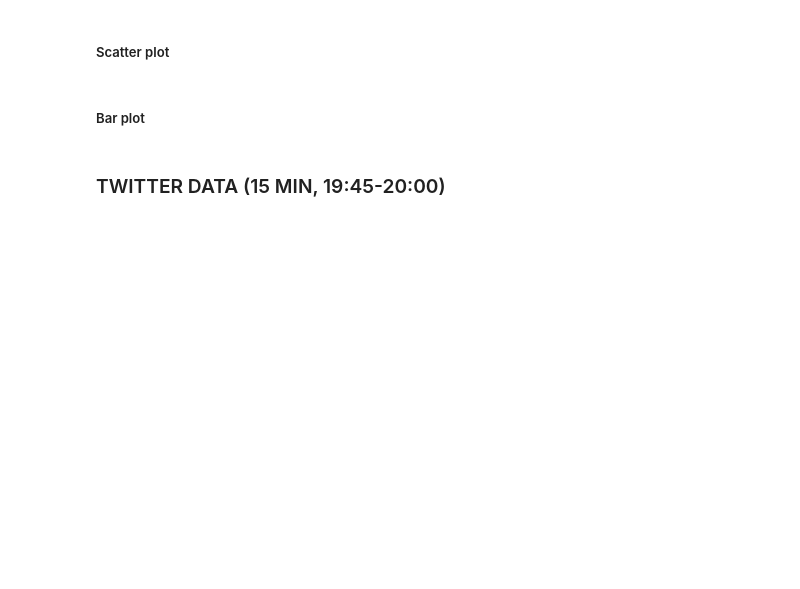
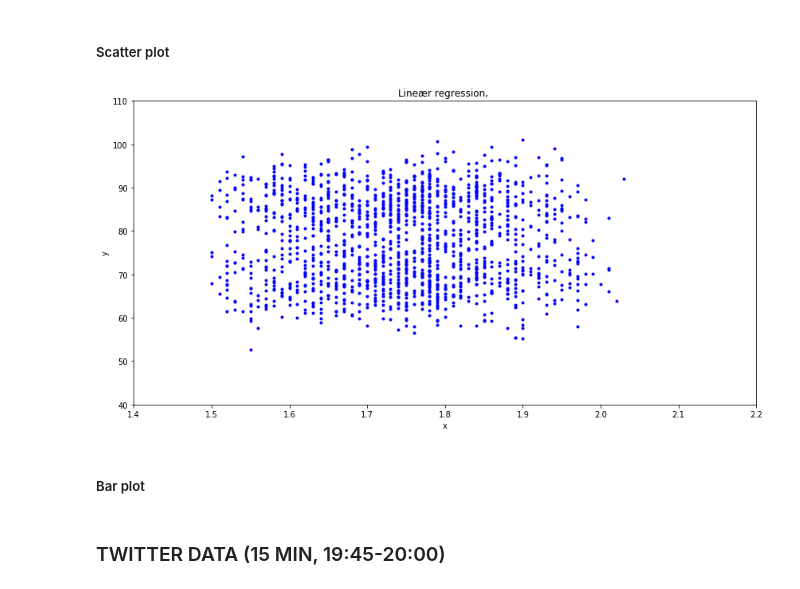
Before and after one commit to jessalfredsen/kom_godt_igang_med_python, a Jupyter notebook: main.ipynb, the cells around one changed output. Drawn from its saved outputs; the diff is of its cells as text; code cells hidden in the pictures; blank space fills up the shorter version.

```diff
--- a/main.ipynb
+++ b/main.ipynb
@@ -630,5 +653,23 @@ print(accuracy_score(cluster_labels, cluster_pred))
 # %% [markdown]
 ##### Scatter plot
+# %%
+N = 1500
+
+heights = df_cluster['height'].values
+heights = np.random.choice(heights, size=N)
+
+weights = df_cluster['weight'].values
+weights = np.random.choice(weights, size=N)
+# %%
+plt.figure(figsize=(14,7))
+plt.plot(heights, weights, 'b.')
+plt.axis([1.4, 2.2, 40, 110])
+plt.xlabel('x')
+plt.ylabel('y')
+plt.title('Lineær regression, ')
+plt.show()
+# %% [output]
+[figure, added]
 # %% [markdown]
 ##### Bar plot
 # %% [markdown]
```
Also changed, not shown: parts of 13 cells of this notebook, 1 other file.
